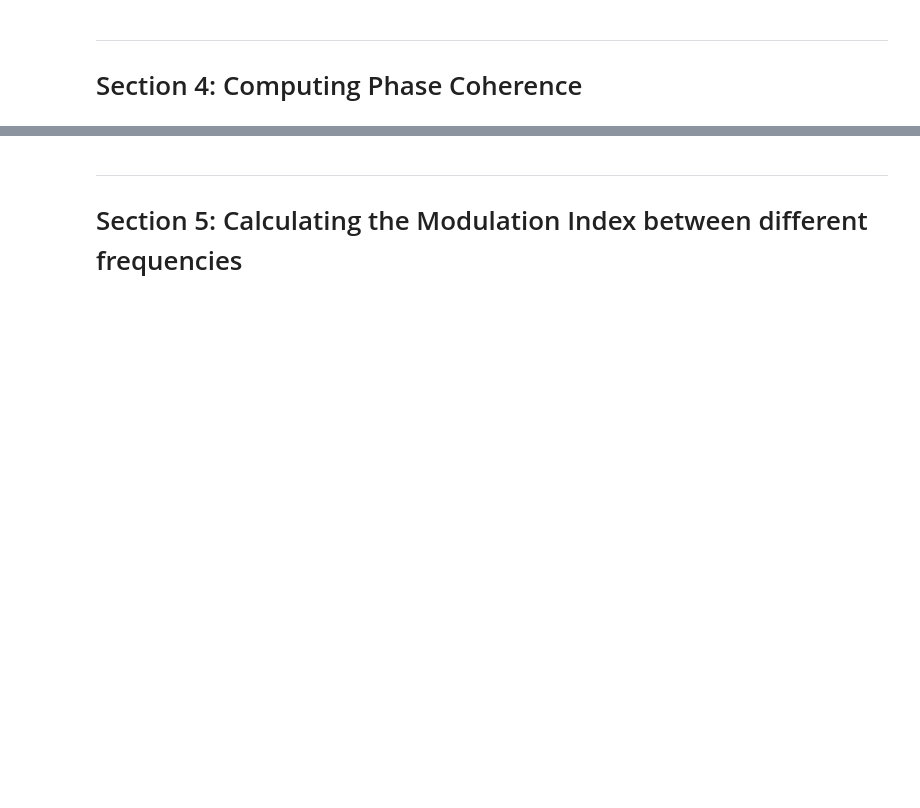
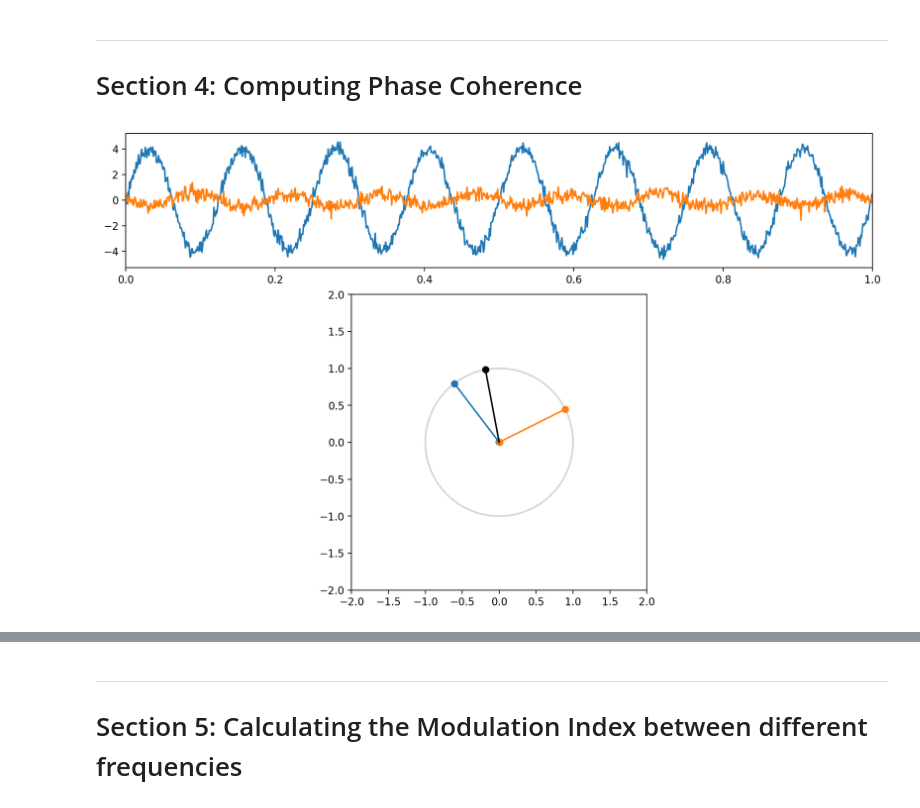
Before and after one commit to lucaase/LFP-analysis-HS, a Jupyter notebook: Course-Notebook.ipynb, the cells around one changed output, grey strips where cells are left out. Saved outputs shown, nothing was run; the diff lists cells and outputs as text; code cells hidden in the pictures; blank space fills up the shorter version.

Commit message:
add phase coherence

```diff
--- a/Course-Notebook.ipynb
+++ b/Course-Notebook.ipynb
@@ -417,3 +496,59 @@ plt.colorbar(label='Power');
 # %% [markdown]
 ---
 # Section 4: Computing Phase Coherence
+# %%
+# Building a signal with noise
+srate = 1000 # sampling rate
+dt    = 1./srate # sampling interval
+t     = np.arange(dt,4.000001,dt) # time vector
+phi   = -np.deg2rad(180) # phase lag between signals
+
+X = 4*np.sin(2*np.pi*8*t)+0.3*np.random.randn(len(t)) # signal X
+Y = 0.5*np.sin(2*np.pi*8*t+phi)+0.3*np.random.randn(len(t)) # signal Y
+
+plt.figure(figsize=(13,8))
+
+ax1 = plt.subplot2grid((3,1),(0,0))
+ax1.plot(t,X)
+ax1.plot(t,Y)
+ax1.set_xlim([0,1])
+
+f   = 80. # Fourier kernel frequency
+K   = np.exp(-1j*2*np.pi*f*t) # Fourier kernel
+F_X = np.mean(X*K) # Fourier transform of X
+F_Y = np.mean(Y*K) # Fourier transform of Y
+
+# Unitary Fourier transforms
+nF_X = F_X/abs(F_X)
+nF_Y = F_Y/abs(F_Y)
+
+# Unitary vector with angle differences
+nF_XY = nF_X*np.conjugate(nF_Y)
+
+ax2 = plt.subplot2grid((3,1),(1,0),rowspan=2)
+ax2.axis('square')
+
+# Polar plot
+circle = np.exp(1j*np.linspace(0,2*np.pi,1000))
+ax2.plot(circle.real,circle.imag,'lightgrey')
+
+# Vector plot
+ax2.plot([0,np.real(F_X)],[0,np.imag(F_X)])
+ax2.plot([0,np.real(F_Y)],[0,np.imag(F_Y)])
+ax2.plot(np.real(F_X),np.imag(F_X),'C0o')
+ax2.plot(np.real(F_Y),np.imag(F_Y),'C1o')
+
+# Unitary vector plot
+ax2.plot([0,np.real(nF_X)],[0,np.imag(nF_X)],'C0')
+ax2.plot([0,np.real(nF_Y)],[0,np.imag(nF_Y)],'C1')
+ax2.plot(np.real(nF_X),np.imag(nF_X),'C0o')
+ax2.plot(np.real(nF_Y),np.imag(nF_Y),'C1o')
+
+# Angle difference vector plot
+ax2.plot([0,np.real(nF_XY)],[0,np.imag(nF_XY)],'k')
+ax2.plot(np.real(nF_XY),np.imag(nF_XY),'ko')
+
+ax2.set_xlim([-2,2])
+ax2.set_ylim([-2,2]);
+# %% [output]
+[figure, added]
```
Also changed, not shown: parts of 6 cells of this notebook.
